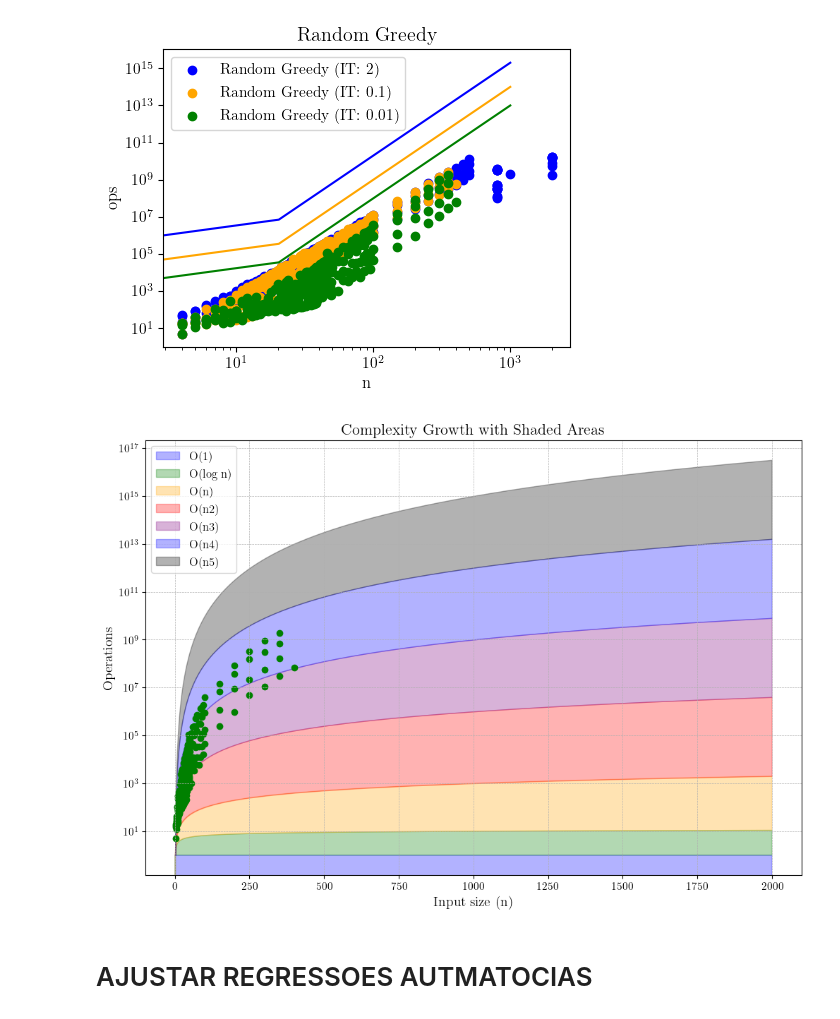
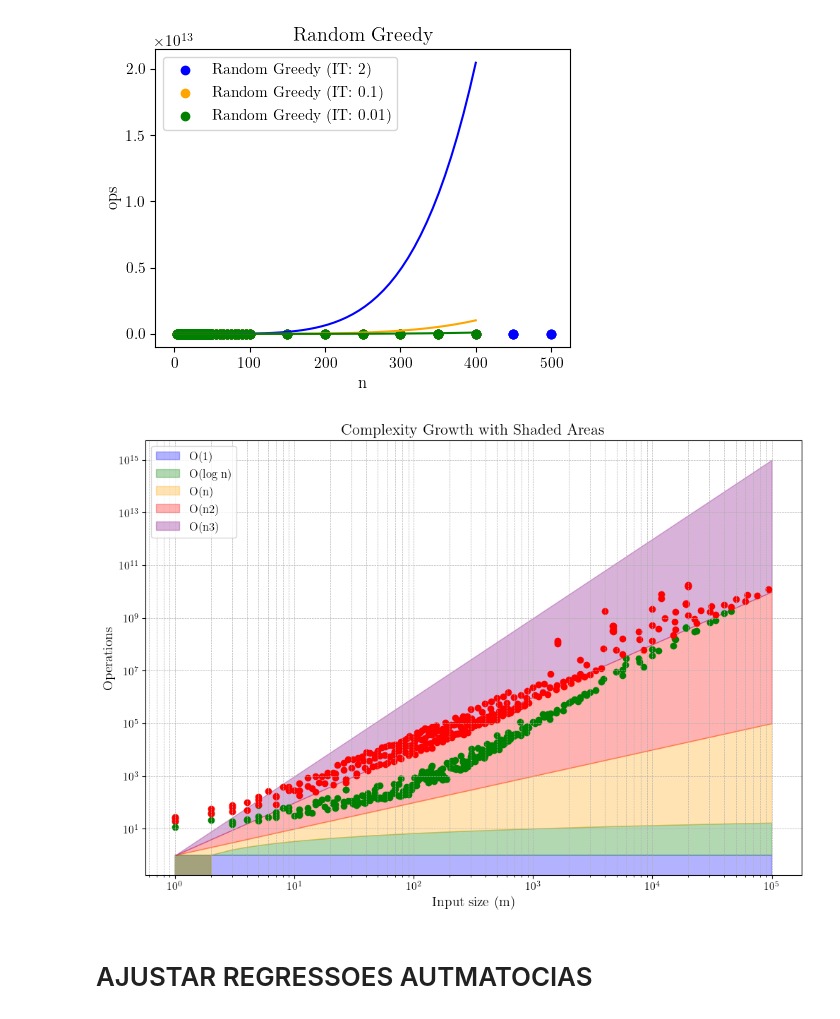
Before and after one commit to Hugoverissimo21/max-weighted-cut-02, a Jupyter notebook: benchmarks (03plots).ipynb, the cells around one changed output. Saved outputs shown, nothing was run; the diff lists cells and outputs as text; code cells hidden in the pictures.

```diff
--- a/benchmarks (03plots).ipynb
+++ b/benchmarks (03plots).ipynb
@@ -71,17 +78,19 @@ for h1, h2 in results.columns:
         y = results[(h1, h2)]
         sorted_points = sorted(zip(x, y))  # Create tuples and sort by x
         x_sorted, y_sorted = zip(*sorted_points)  # Unzip into two sorted lists
-        plt.scatter(x, y, label=f"{h1}", color = colors_scatter[a])
+        plt.scatter(x, y, label=f"{h1[18:-1]}", color = colors_scatter[a])
 
         x = np.linspace(0, 10**5)
         y = MS * x
         plt.plot(x, y, color = colors_plot[a])
-plt.title(f"{alg}")
-plt.xlabel(f"{size}")
-plt.ylabel(f"{metrics}"[1:])
+
 plt.legend()
 #plt.xscale("log")
 #plt.yscale("log")
+
+#plt.title("random solution ")
+plt.ylabel(r"Número de Operações Básicas")
+plt.xlabel(r"Número de Arestas ($m$)")
 plt.tight_layout()
 plt.savefig(f"assets/ops_{alg}.png", transparent=True)
 plt.show()
@@ -104,9 +113,9 @@ for h1, h2 in results.columns:
         y = results[(h1, h2)]
         sorted_points = sorted(zip(x, y))  # Create tuples and sort by x
         x_sorted, y_sorted = zip(*sorted_points)  # Unzip into two sorted lists
-        plt.scatter(x, y, label=f"{h1}", color = colors[a])
+        plt.scatter(x_sorted[:-70], y_sorted[:-70], label=f"{h1}", color = colors[a])
 
-        x = np.linspace(0, 10**3)
+        x = np.linspace(0, 400)
         y = x**5 * itlim
 
         plt.plot(x, y, color = colors[a])
@@ -114,57 +123,62 @@ plt.title(f"{alg}")
 plt.xlabel(f"{size}")
 plt.ylabel(f"{metrics}"[1:])
 plt.legend()
-plt.xscale("log")
-plt.yscale("log")
+#plt.xscale("log")
+#plt.yscale("log")
 plt.tight_layout()
 plt.savefig(f"assets/ops_{alg}.png", transparent=True)
 plt.show()
 # %% [output]
-[figure, old version]
+[figure, new version]
 # %%
 import numpy as np
 import matplotlib.pyplot as plt
 
 # Generate input sizes
-n = np.arange(1, 2000)  # Input size from 1 to 1000
+n = np.arange(1, 10**5)  # Input size from 1 to 1000
 
 # Define complexity functions
 constant = np.ones_like(n)        # O(1)
 logarithmic = np.log2(n)          # O(log n)
 linear = n                        # O(n)
 quadratic = n**2                  # O(n^2)
 cubic = n**3                      # O(n^3)
-fourth = n**4                     # O(n^3)
-fifth = n**5                      # O(n^3)
+#fourth = n**4                     # O(n^3)
+#fifth = n**5                      # O(n^3)
 
 # Create the plot
 plt.figure(figsize=(12, 8))
 
 # Fill areas between curves
 plt.fill_between(n, 0, constant, alpha=0.3, label="O(1)", color="blue")
 plt.fill_between(n, constant, logarithmic, alpha=0.3, label="O(log n)", color="green")
 plt.fill_between(n, logarithmic, linear, alpha=0.3, label="O(n)", color="orange")
 plt.fill_between(n, linear, quadratic, alpha=0.3, label="O(n2)", color="red")
 plt.fill_between(n, quadratic, cubic, alpha=0.3, label="O(n3)", color="purple")
-plt.fill_between(n, cubic, fourth, alpha=0.3, label="O(n4)", color="blue")
-plt.fill_between(n, fourth, fifth, alpha=0.3, label="O(n5)", color="black")
+#plt.fill_between(n, cubic, fourth, alpha=0.3, label="O(n4)", color="blue")
+#plt.fill_between(n, fourth, fifth, alpha=0.3, label="O(n5)", color="black")
 
-x = results[("Graph", "n")]
+x = results[("Graph", "m")]
 y = results[("Random Greedy (IT: 0.01)", "#ops")]
 plt.scatter(x, y, color = colors[a])
 
+x = results[("Graph", "m")]
+y = results[("Random Greedy (IT: 2)", "#ops")]
+plt.scatter(x, y, color = colors[a+1])
+
 # Customize the plot
 #plt.xscale('log')  # Logarithmic scale for x-axis
-plt.yscale('log')  # Logarithmic scale for y-axis
-plt.xlabel("Input size (n)", fontsize=14)
+plt.xscale('log')  # Logarithmic scale for y-axis
+plt.yscale('log')
+plt.xlabel("Input size (m)", fontsize=14)
 plt.ylabel("Operations", fontsize=14)
 plt.title("Complexity Growth with Shaded Areas", fontsize=16)
 plt.legend(fontsize=12)
 plt.grid(True, which="both", linestyle="--", linewidth=0.5)
 
 # Show the plot
 plt.show() # ESTÁ A DAR N^4 MAS DEVIA SER 5........
 # %% [output]
-[figure, old version]
+[figure, new version]
 # %% [markdown]
 # AJUSTAR REGRESSOES AUTMATOCIAS
```
Also changed, not shown: parts of 9 cells of this notebook, 49 other files.
